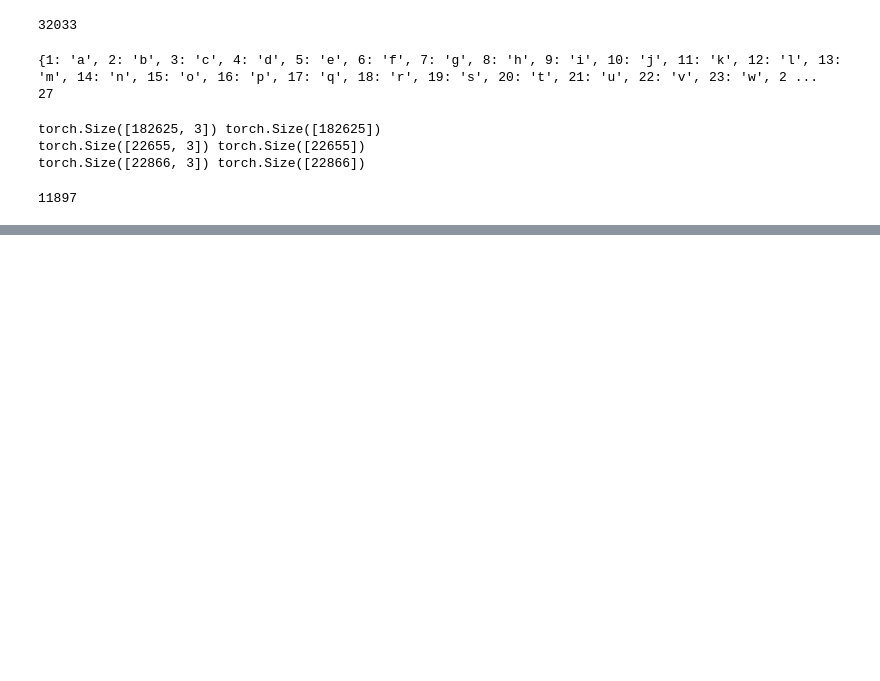
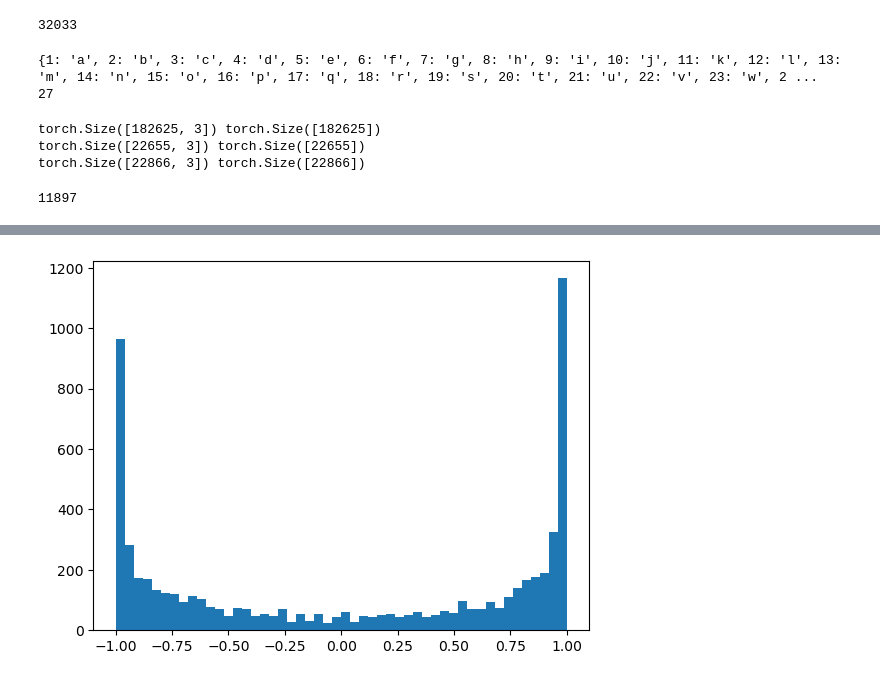
Before and after one commit to joiesachdeva/deep-learning-from-scratch, a Jupyter notebook: MakemoreFromScratchPt3.ipynb, the cells around one changed output, grey strips where cells are left out. Saved outputs shown, nothing was run; the diff lists cells and outputs as text; code cells hidden in the pictures; blank space fills up the shorter version.

```diff
--- a/MakemoreFromScratchPt3.ipynb
+++ b/MakemoreFromScratchPt3.ipynb
@@ -125,0 +136,5 @@ print(loss.item())
+# %%
+plt.hist(h.view(-1).tolist(), 50);
+plt.show()
+# %% [output]
+[figure, added]
```
Also changed, not shown: parts of 8 cells of this notebook.
